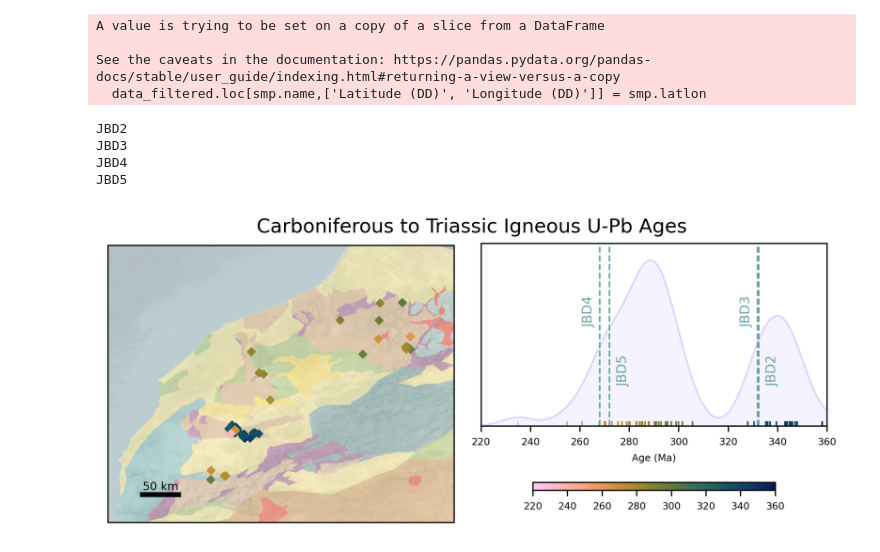
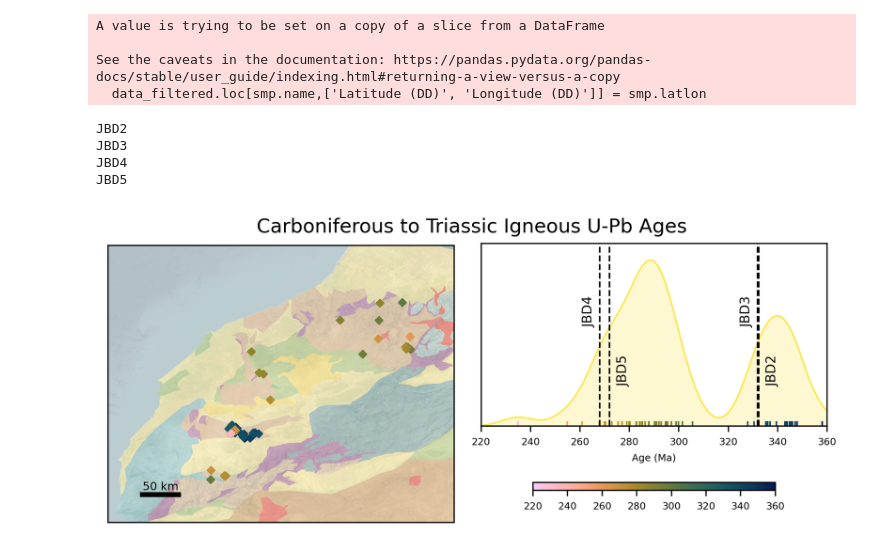
Before and after one commit to dyvasey/dataset-morocco-dz-2024, a Jupyter notebook: analysis_igneous.ipynb, the cells around one changed output. Cells and saved outputs as stored; diff of their text form; code cells hidden in the pictures.

Commit message:
Various updates to color and such

```diff
--- a/analysis_igneous.ipynb
+++ b/analysis_igneous.ipynb
@@ -119,7 +119,7 @@ sc = ax1.scatter(data_filtered['Longitude (DD)'],data_filtered['Latitude (DD)'],
 
 ax2 = fig.add_subplot(122)
 sns.kdeplot(data_filtered, x='Age (Ma)',
-            ax=ax2, fill=True, legend=False, color='#dbd3ff', bw_adjust=0.5)
+            ax=ax2, fill=True, legend=False, color='#fde74c', bw_adjust=0.5)
 rp = sns.rugplot(data_filtered, x='Age (Ma)', hue='Age (Ma)',
             palette=cmap, legend=False,
             hue_norm=(220,360))
@@ -127,33 +127,33 @@ rp = sns.rugplot(data_filtered, x='Age (Ma)', hue='Age (Ma)',
 ax2.tick_params(axis='both', labelsize=6)
 ax2.set_xlim(220,360)
 ax2.set_ylabel('')
 ax2.set_xlabel('Age (Ma)',fontsize=6)
 ax2.set_yticks([])
 
 cbar = plt.colorbar(sc, location='bottom', shrink=0.7, aspect=30, ax=ax2, pad=0.2)
 cbar.set_ticks(np.arange(220,360+1,20))
 cbar.ax.tick_params(labelsize=6)
 
 new_names_dict = {'MR24-012':'JBD2', 'MR24-013':'JBD3', 'MR24-015':'JBD4',
                   'MR24-016':'JBD5'}
 
 y_pos = [0.005, 0.012, 0.012, 0.005]
 x_adj = [3, -7, -7, 3]
 
 smps_ig.sort(key=lambda x:x.name)
 for k, smp in enumerate(smps_ig):
     print(new_names_dict[smp.name])
-    ax2.axvline(smp.mda, color='#69a3a5', linestyle='--')
+    ax2.axvline(smp.mda, color='black', linestyle='--')
     ax2.text(smp.mda + x_adj[k], y_pos[k], new_names_dict[smp.name], fontsize=8,
-             rotation=90, color='#69a3a5')
+             rotation=90, color='black')
 
 
 fig.suptitle('Carboniferous to Triassic Igneous U-Pb Ages', fontsize=12, y=0.92)
 fig.tight_layout()
 fig.savefig('analysis_igneous.pdf')
 # %% [output]
 JBD2
 JBD3
 JBD4
 JBD5
-[figure, old version]
+[figure, new version]
```
Also changed, not shown: 3 other files.
